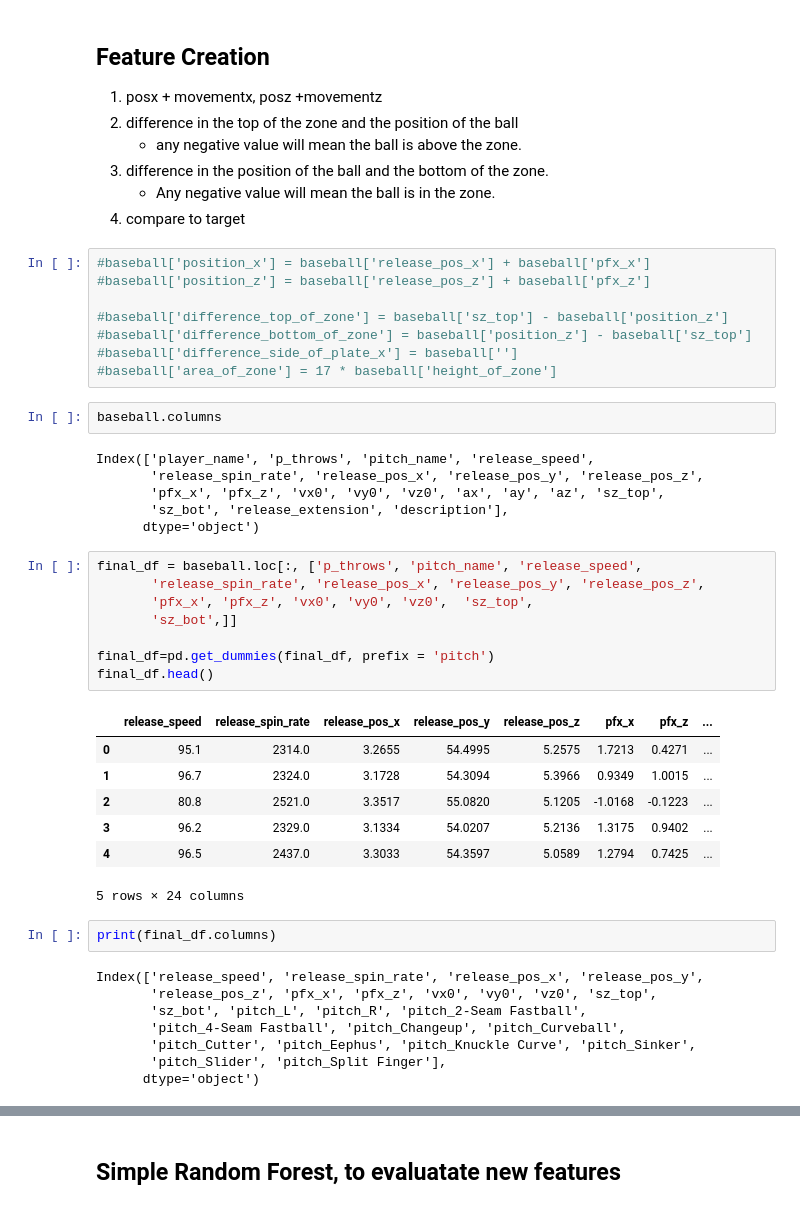
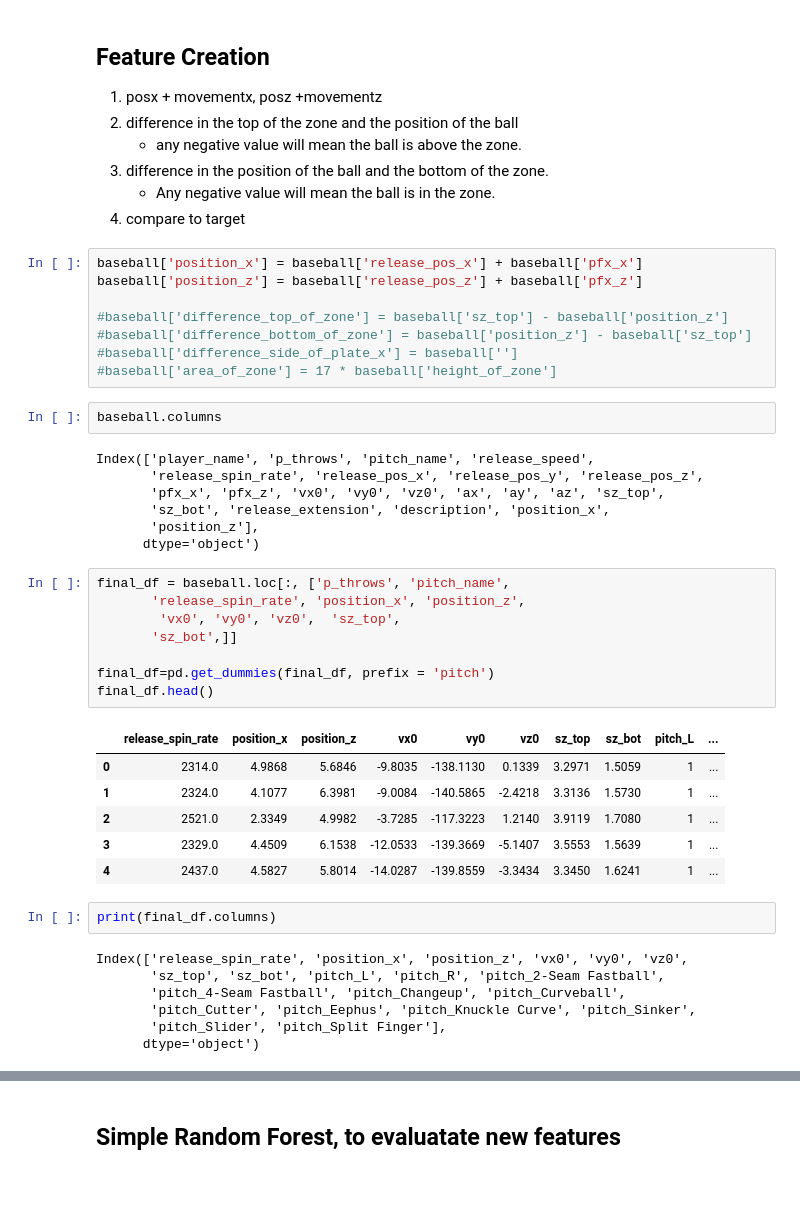
Before and after one commit to khickey25/Capstone-Project, a Jupyter notebook: Baseball_Data/RF_restart.ipynb, the cells around one changed output, grey strips where cells are left out. Drawn from its saved outputs; the diff is of its cells as text.

```diff
--- a/Baseball_Data/RF_restart.ipynb
+++ b/Baseball_Data/RF_restart.ipynb
@@ -53,8 +53,8 @@ baseball.head()
     - Any negative value will mean the ball is in the zone.
 3. compare to target
 # %%
-#baseball['position_x'] = baseball['release_pos_x'] + baseball['pfx_x']
-#baseball['position_z'] = baseball['release_pos_z'] + baseball['pfx_z']
+baseball['position_x'] = baseball['release_pos_x'] + baseball['pfx_x']
+baseball['position_z'] = baseball['release_pos_z'] + baseball['pfx_z']
 
 #baseball['difference_top_of_zone'] = baseball['sz_top'] - baseball['position_z']
 #baseball['difference_bottom_of_zone'] = baseball['position_z'] - baseball['sz_top']
@@ -66,30 +66,29 @@ baseball.columns
 Index(['player_name', 'p_throws', 'pitch_name', 'release_speed',
        'release_spin_rate', 'release_pos_x', 'release_pos_y', 'release_pos_z',
        'pfx_x', 'pfx_z', 'vx0', 'vy0', 'vz0', 'ax', 'ay', 'az', 'sz_top',
-       'sz_bot', 'release_extension', 'description'],
+       'sz_bot', 'release_extension', 'description', 'position_x',
+       'position_z'],
       dtype='object')
 # %%
-final_df = baseball.loc[:, ['p_throws', 'pitch_name', 'release_speed',
-       'release_spin_rate', 'release_pos_x', 'release_pos_y', 'release_pos_z',
-       'pfx_x', 'pfx_z', 'vx0', 'vy0', 'vz0',  'sz_top',
+final_df = baseball.loc[:, ['p_throws', 'pitch_name',
+       'release_spin_rate', 'position_x', 'position_z',
+        'vx0', 'vy0', 'vz0',  'sz_top',
        'sz_bot',]]
 
 final_df=pd.get_dummies(final_df, prefix = 'pitch')
 final_df.head()
 # %% [output]
-|  | release_speed | release_spin_rate | release_pos_x | release_pos_y | release_pos_z | pfx_x | pfx_z | ... |
-| 0 | 95.1 | 2314.0 | 3.2655 | 54.4995 | 5.2575 | 1.7213 | 0.4271 | ... |
-| 1 | 96.7 | 2324.0 | 3.1728 | 54.3094 | 5.3966 | 0.9349 | 1.0015 | ... |
-| 2 | 80.8 | 2521.0 | 3.3517 | 55.0820 | 5.1205 | -1.0168 | -0.1223 | ... |
-| 3 | 96.2 | 2329.0 | 3.1334 | 54.0207 | 5.2136 | 1.3175 | 0.9402 | ... |
-| 4 | 96.5 | 2437.0 | 3.3033 | 54.3597 | 5.0589 | 1.2794 | 0.7425 | ... |
+|  | release_spin_rate | position_x | position_z | vx0 | vy0 | vz0 | sz_top | sz_bot | pitch_L | ... |
+| 0 | 2314.0 | 4.9868 | 5.6846 | -9.8035 | -138.1130 | 0.1339 | 3.2971 | 1.5059 | 1 | ... |
+| 1 | 2324.0 | 4.1077 | 6.3981 | -9.0084 | -140.5865 | -2.4218 | 3.3136 | 1.5730 | 1 | ... |
+| 2 | 2521.0 | 2.3349 | 4.9982 | -3.7285 | -117.3223 | 1.2140 | 3.9119 | 1.7080 | 1 | ... |
+| 3 | 2329.0 | 4.4509 | 6.1538 | -12.0533 | -139.3669 | -5.1407 | 3.5553 | 1.5639 | 1 | ... |
+| 4 | 2437.0 | 4.5827 | 5.8014 | -14.0287 | -139.8559 | -3.3434 | 3.3450 | 1.6241 | 1 | ... |
-5 rows × 24 columns
 # %%
 print(final_df.columns)
 # %% [output]
-Index(['release_speed', 'release_spin_rate', 'release_pos_x', 'release_pos_y',
-       'release_pos_z', 'pfx_x', 'pfx_z', 'vx0', 'vy0', 'vz0', 'sz_top',
-       'sz_bot', 'pitch_L', 'pitch_R', 'pitch_2-Seam Fastball',
+Index(['release_spin_rate', 'position_x', 'position_z', 'vx0', 'vy0', 'vz0',
+       'sz_top', 'sz_bot', 'pitch_L', 'pitch_R', 'pitch_2-Seam Fastball',
        'pitch_4-Seam Fastball', 'pitch_Changeup', 'pitch_Curveball',
        'pitch_Cutter', 'pitch_Eephus', 'pitch_Knuckle Curve', 'pitch_Sinker',
        'pitch_Slider', 'pitch_Split Finger'],
```
Also changed, not shown: parts of 7 cells of this notebook, 16 other files.
